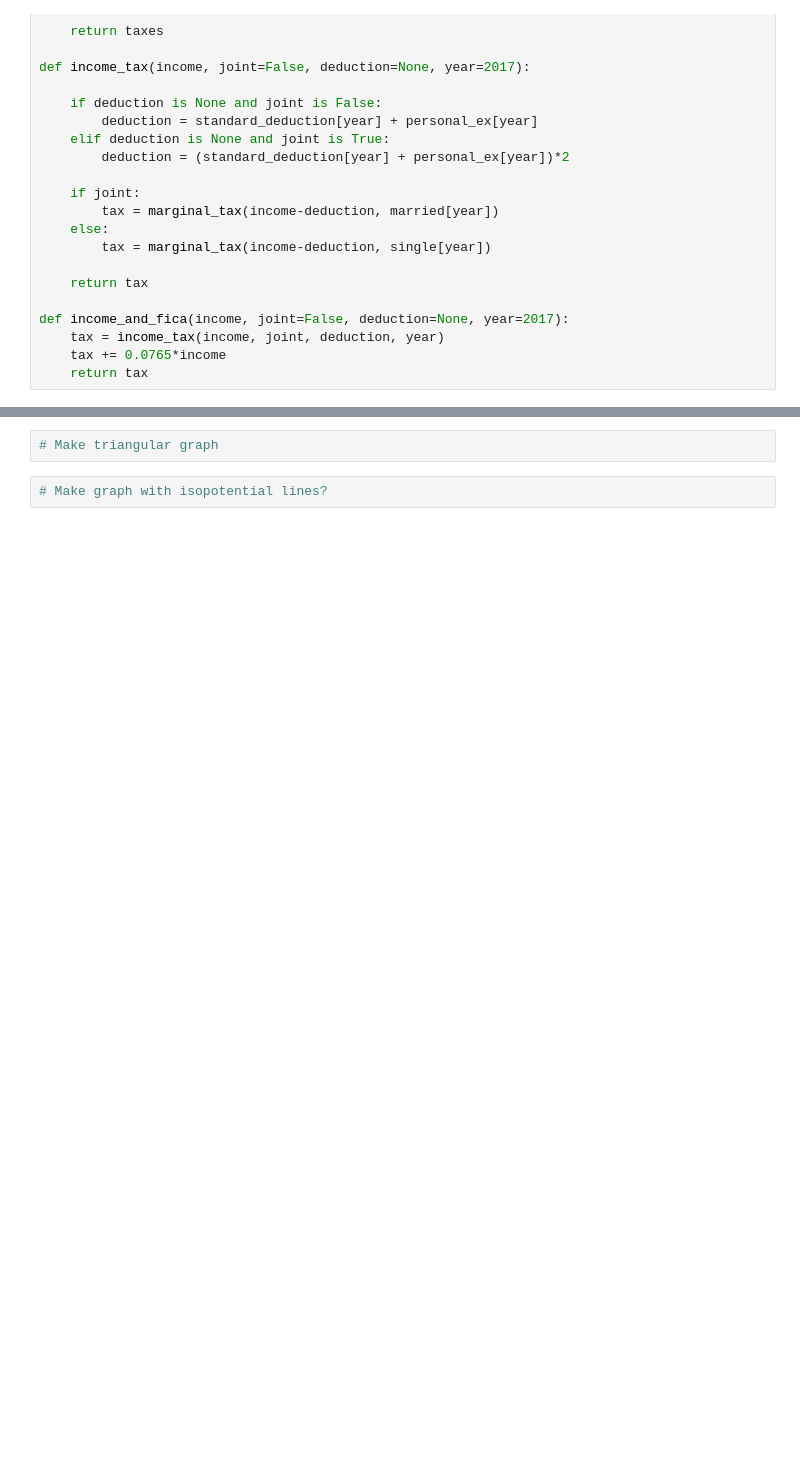
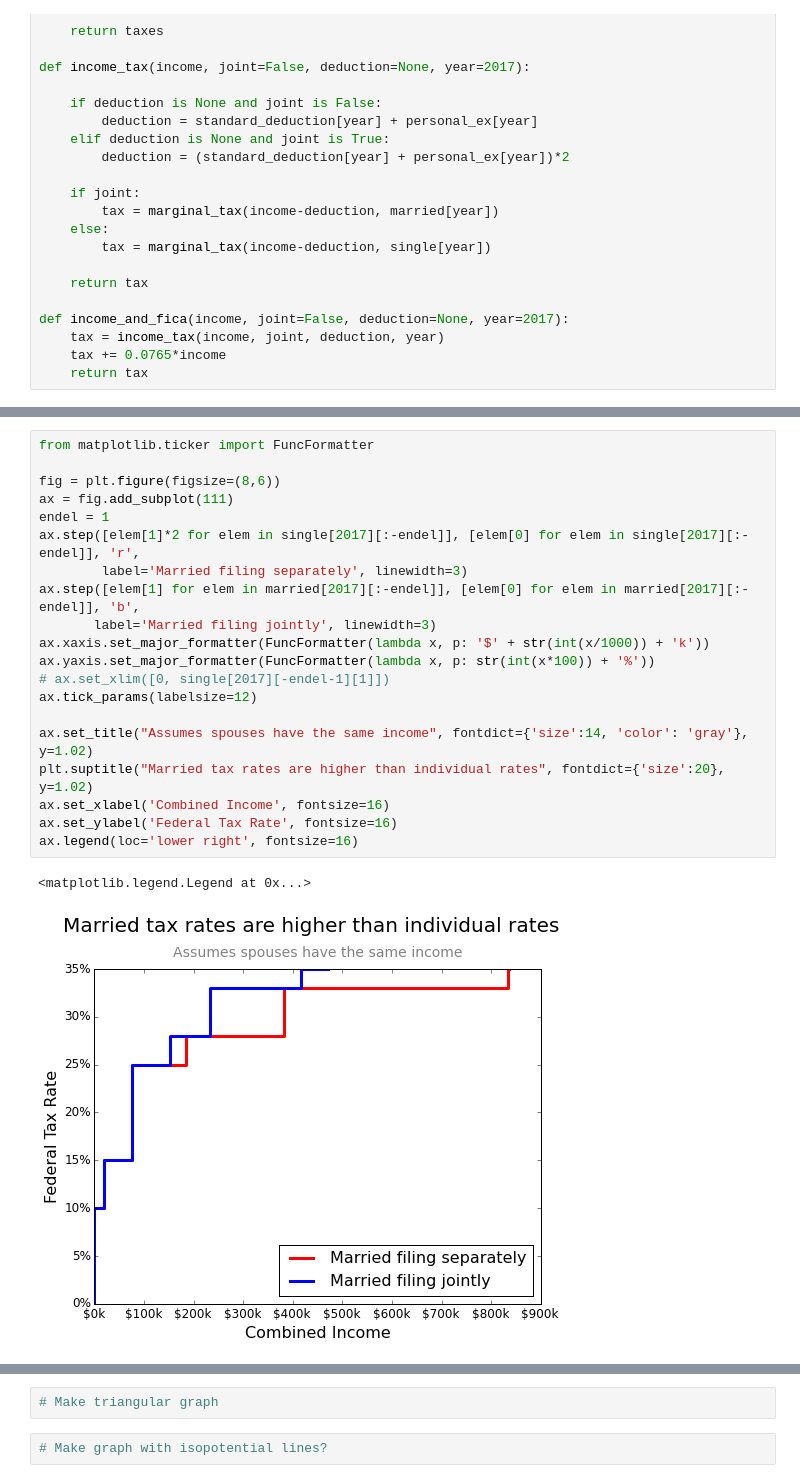
Before and after one commit to tyleha/personal, a Jupyter notebook: taxes.ipynb, the cells around one changed output, grey strips where cells are left out. Saved outputs shown, nothing was run; the diff lists cells and outputs as text; blank space fills up the shorter version.

```diff
--- a/taxes.ipynb
+++ b/taxes.ipynb
@@ -106,0 +117,23 @@ def income_and_fica(income, joint=False, deduction=None, year=2017):
+# %%
+from matplotlib.ticker import FuncFormatter
+
+fig = plt.figure(figsize=(8,6))
+ax = fig.add_subplot(111)
+endel = 1
+ax.step([elem[1]*2 for elem in single[2017][:-endel]], [elem[0] for elem in single[2017][:-endel]], 'r',
+        label='Married filing separately', linewidth=3)
+ax.step([elem[1] for elem in married[2017][:-endel]], [elem[0] for elem in married[2017][:-endel]], 'b',
+       label='Married filing jointly', linewidth=3)
+ax.xaxis.set_major_formatter(FuncFormatter(lambda x, p: '$' + str(int(x/1000)) + 'k'))
+ax.yaxis.set_major_formatter(FuncFormatter(lambda x, p: str(int(x*100)) + '%'))
+# ax.set_xlim([0, single[2017][-endel-1][1]])
+ax.tick_params(labelsize=12)
+
+ax.set_title("Assumes spouses have the same income", fontdict={'size':14, 'color': 'gray'}, y=1.02)
+plt.suptitle("Married tax rates are higher than individual rates", fontdict={'size':20}, y=1.02)
+ax.set_xlabel('Combined Income', fontsize=16)
+ax.set_ylabel('Federal Tax Rate', fontsize=16)
+ax.legend(loc='lower right', fontsize=16)
+# %% [output]
+<matplotlib.legend.Legend at 0x...>
+[figure, added]
```
Also changed, not shown: parts of 3 cells of this notebook.
